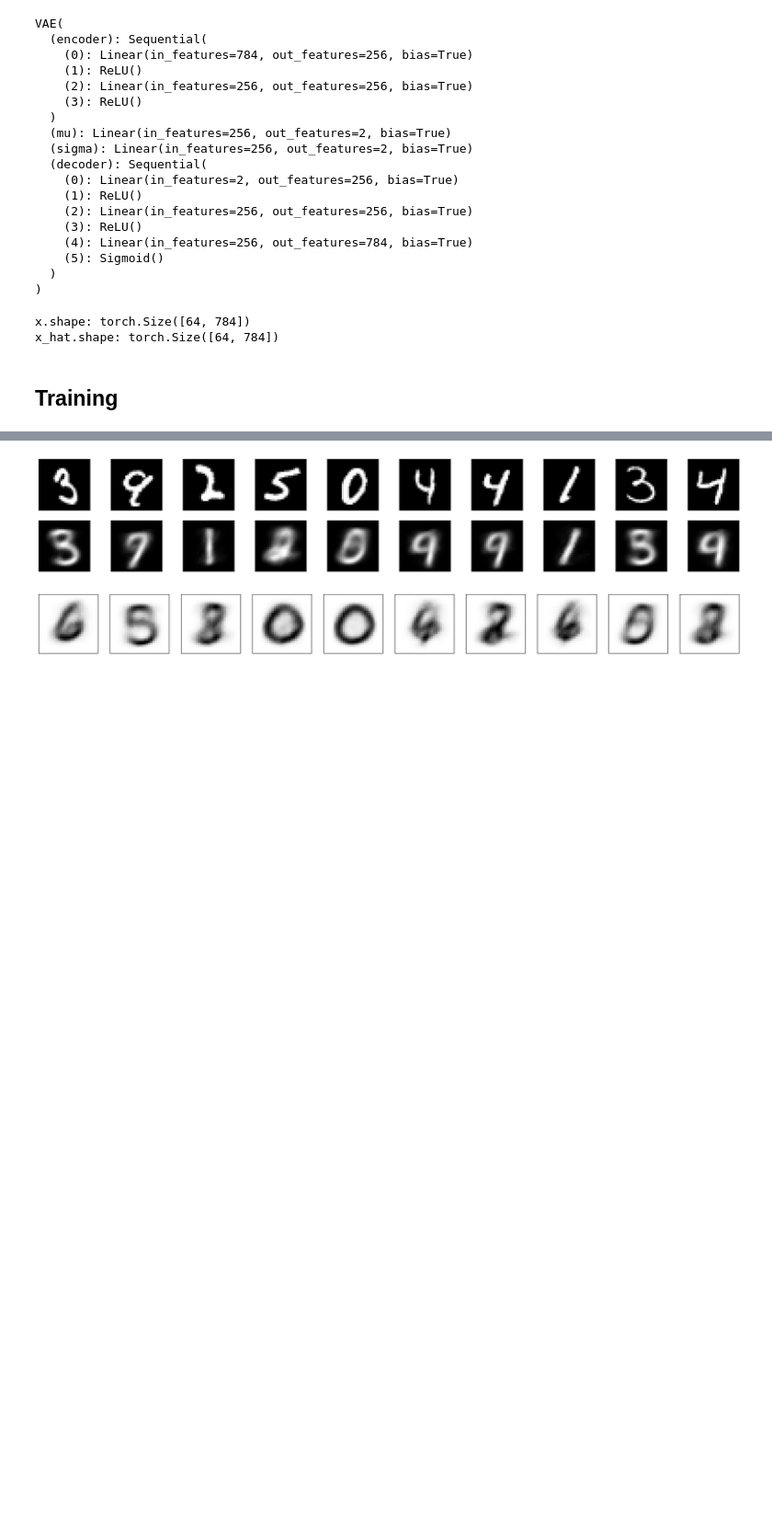
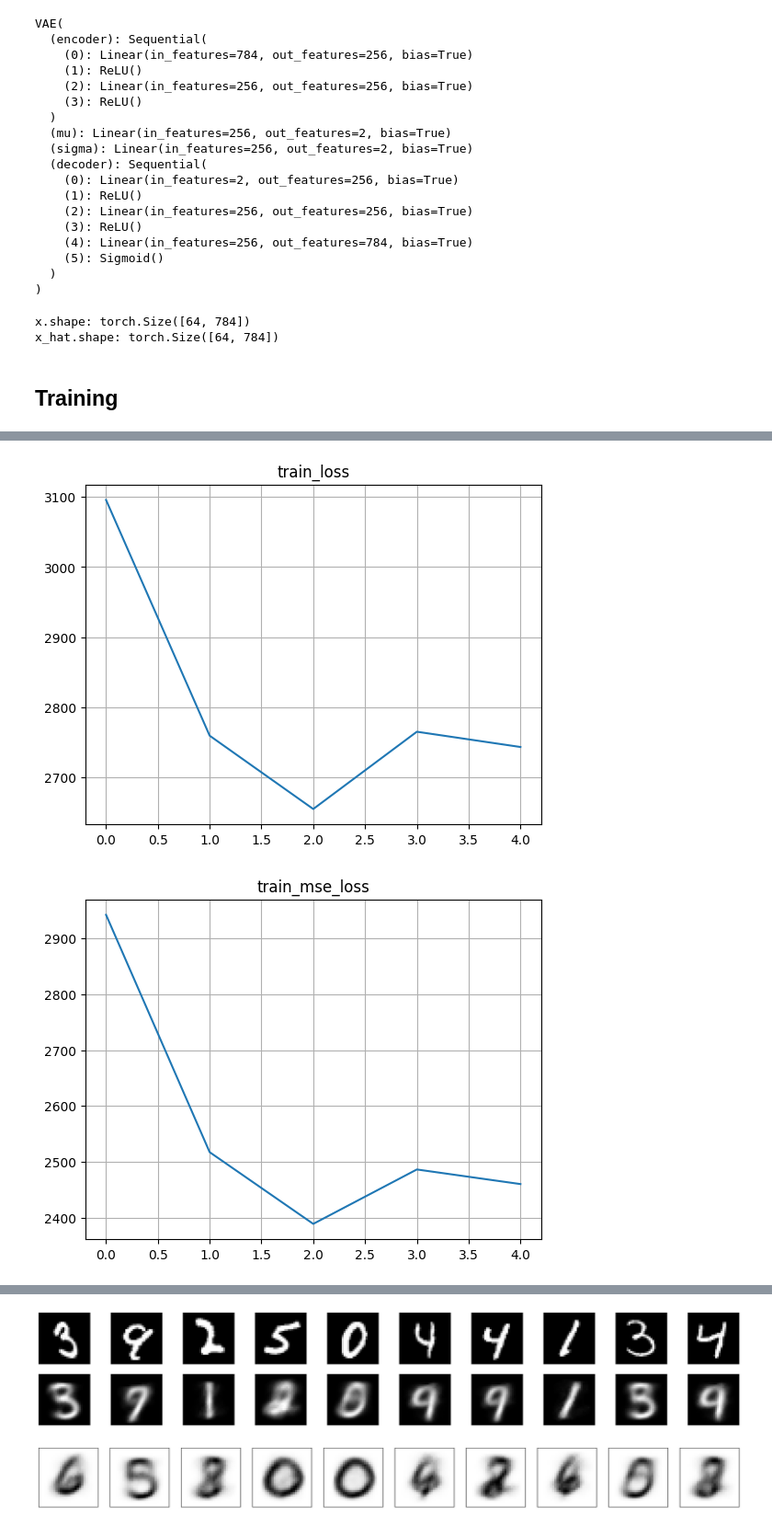
Before and after one commit to Ottohesten/02466-Cell-Profiling, a Jupyter notebook: variational_autoencoder.ipynb, the cells around one changed output, grey strips where cells are left out. Shown at 92% size. Cells and saved outputs as stored; diff of their text form; code cells hidden in the pictures; blank space fills up the shorter version.

Commit message:
made loss plots

```diff
--- a/variational_autoencoder.ipynb
+++ b/variational_autoencoder.ipynb
@@ -199,0 +203,12 @@ Epoch 2/5, loss: 2619.475986114697, mse: 2374.6292707691314, kld: 244.8467167608
+# %%
+# make a dictionary with the losses as keys and the values as lists
+loss_data = {}
+loss_data["train_loss"] = train_loss
+loss_data["train_mse_loss"] = train_mse_loss
+loss_data["train_kld_loss"] = train_kld_loss
+
+
+loss_plots(loss_data, invidual_plots=True)
+# %% [output]
+[figure, added]
+[figure, added]
```
Also changed, not shown: parts of 3 cells of this notebook, 1 other file.
